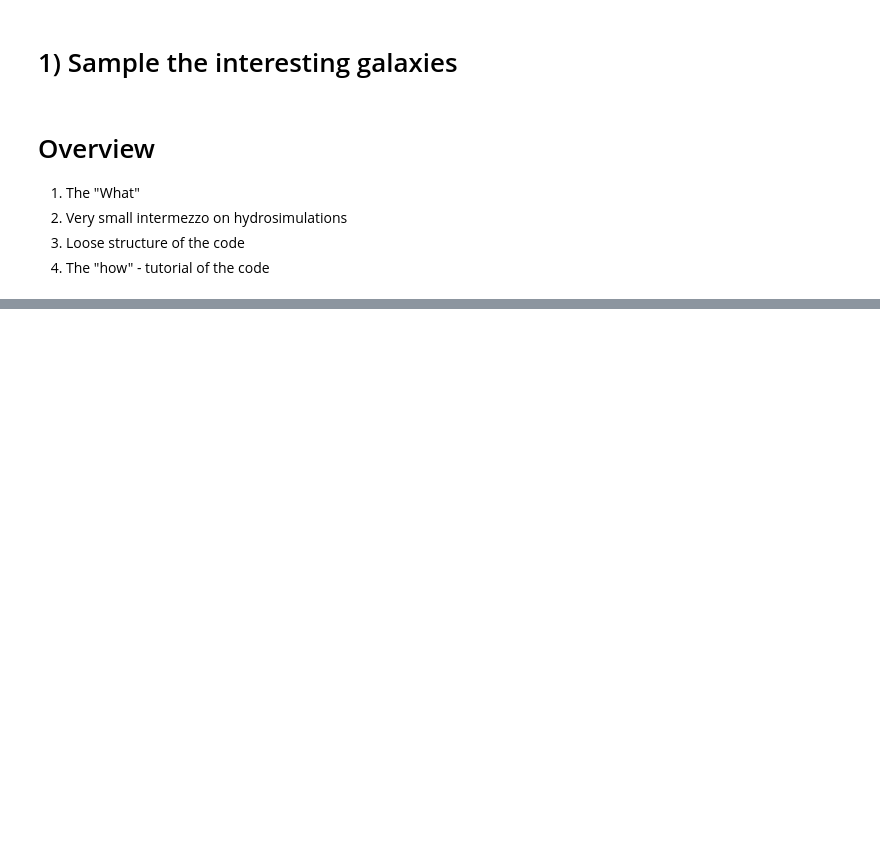
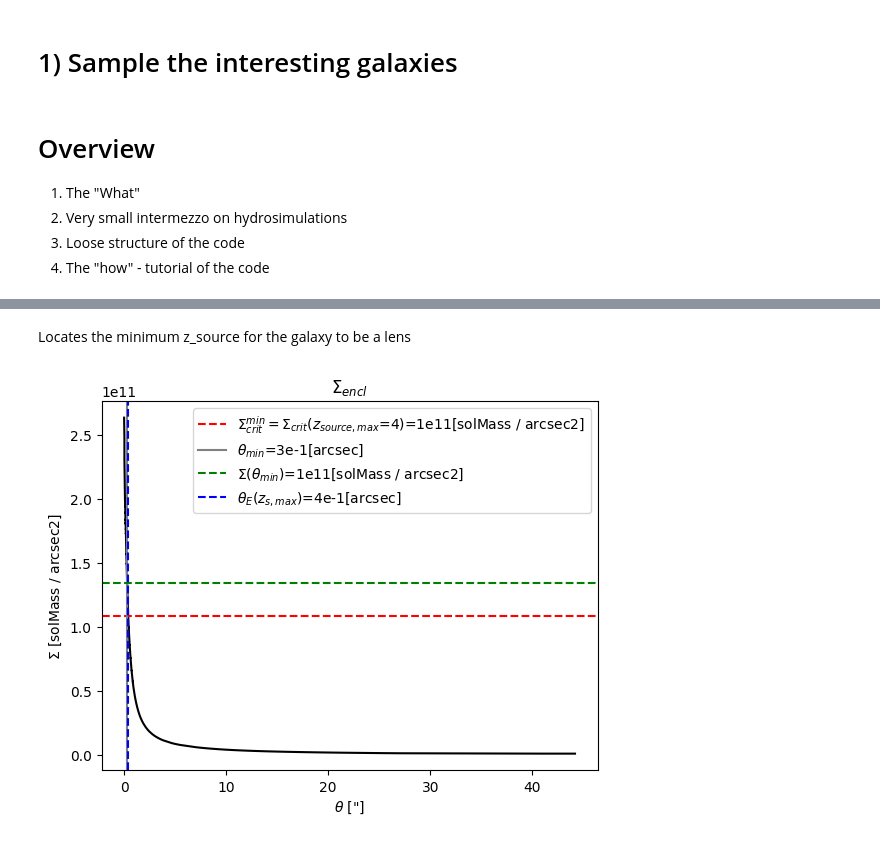
Before and after one commit to GiacomoQueirolo/EAGLE_Lensing, a Jupyter notebook: Tutorial.ipynb, the cells around one changed output, grey strips where cells are left out. Drawn from its saved outputs; the diff is of its cells as text; code cells hidden in the pictures; blank space fills up the shorter version.

```diff
--- a/Tutorial.ipynb
+++ b/Tutorial.ipynb
@@ -78,0 +151,11 @@ Note also that these computation of Einstein angle are approximate, since we are
+# %%
+#from particle_galaxy import get_rnd_PG
+from particle_galaxy import PartGal
+Gn = 5
+SGn = 0
+
+part_gal = PartGal(Gn=Gn,
+                    SGn=SGn,
+                    snap=str(snap),
+                    sim=tutorial_sim,
+                    gal_dir=gal_dir)
@@ -78,0 +304,15 @@ Note also that these computation of Einstein angle are approximate, since we are
+# %% [markdown]
+Locates the minimum z_source for the galaxy to be a lens
+# %%
+from project_gal_AMR import get_min_z_source
+min_thetaE_kpc = lens_part.min_thetaE/lens_part.arcXkpc
+z_source_max  =  lens_part.z_source_max
+savenameSigmaEnc = "tutorial_images/Sigma_enc.png"
+kw_z_min = get_min_z_source(Gal=lens_part.Gal,
+                        min_thetaE_kpc=min_thetaE_kpc,
+                        kw_2Ddens=kw_2Ddens,
+                        z_source_max=z_source_max,
+                        savenameSigmaEnc=savenameSigmaEnc,
+                        verbose=verbose)
+# %% [output]
+[figure, added]
```
Also changed, not shown: parts of 22 cells of this notebook.
